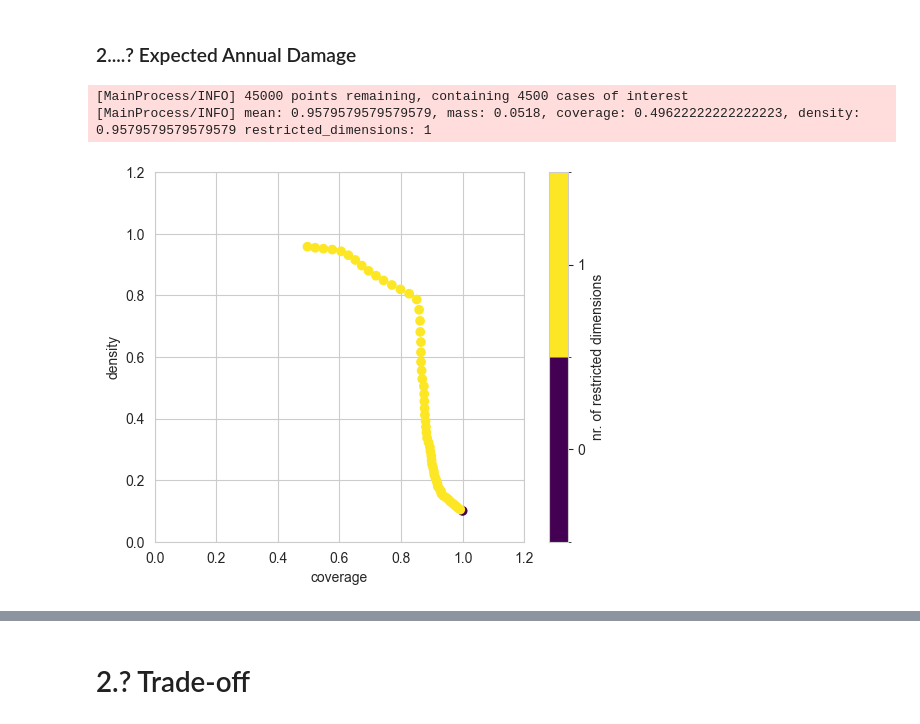
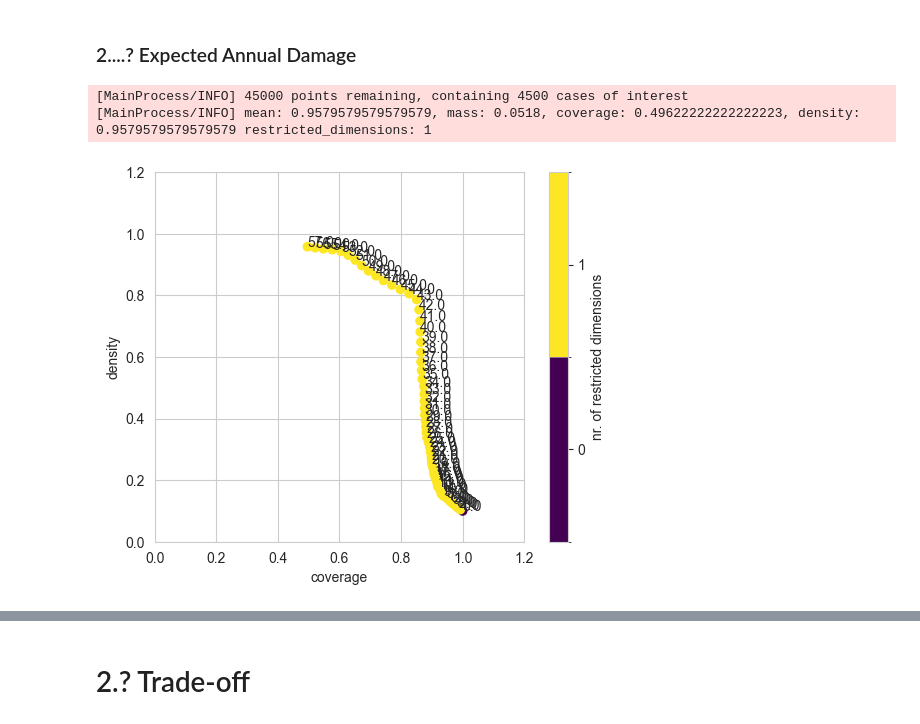
Before and after one commit to BRtudelft/Group1_EPA1361_Model-based_Decision-making, a Jupyter notebook: 4_MORDM_DS_scenario_discovery_&_trade-off_analysis.ipynb, the cells around one changed output, grey strips where cells are left out. Drawn from its saved outputs; the diff is of its cells as text; code cells hidden in the pictures.

```diff
--- a/4_MORDM_DS_scenario_discovery_&_trade-off_analysis.ipynb
+++ b/4_MORDM_DS_scenario_discovery_&_trade-off_analysis.ipynb
@@ -91,15 +142,15 @@ plt.show()
 # %%
 x = uncertainty_experiments
 y = outcomes['Expected Annual Damage'] > np.percentile(outcomes['Expected Annual Damage'],90) #
 
 prim_alg = prim.Prim(x, y, threshold=0.8)
 box1 = prim_alg.find_box()
 
 #box1.show_tradeoff(annotated=True) # Deze is puur voor visualiseren en weten welk nummer op de grens zit
-box1.show_tradeoff()
+box1.show_tradeoff(annotated=True)
 plt.show()
 # %% [output]
 [MainProcess/INFO] 45000 points remaining, containing 4500 cases of interest
 [MainProcess/INFO] mean: 0.9579579579579579, mass: 0.0518, coverage: 0.49622222222222223, density: 0.9579579579579579 restricted_dimensions: 1
-[figure, old version]
+[figure, new version]
 # %%
```
Also changed, not shown: parts of 5 cells of this notebook.
